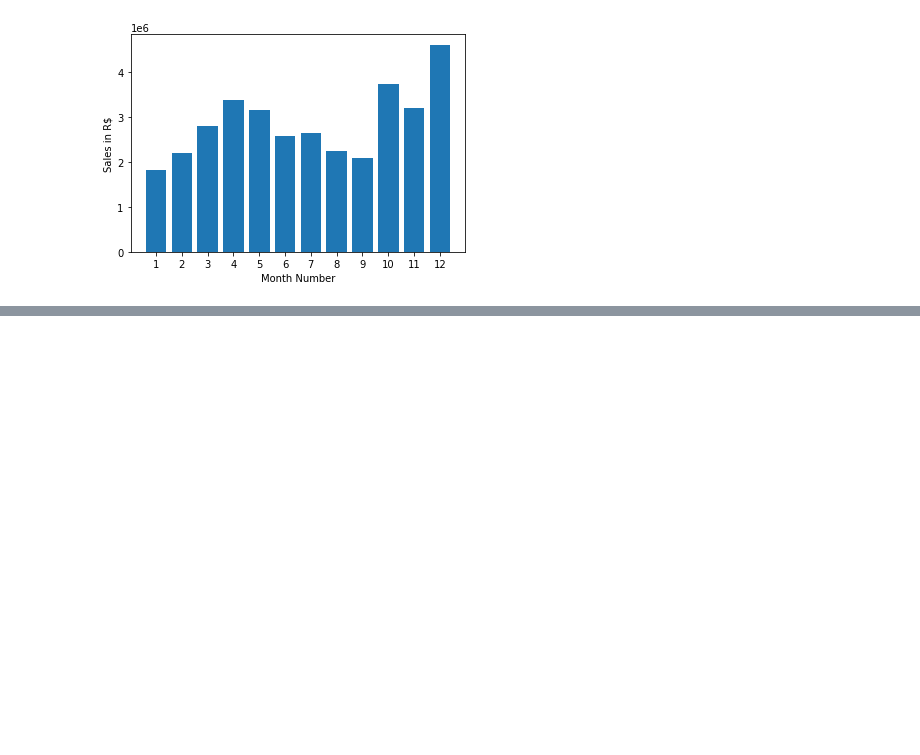
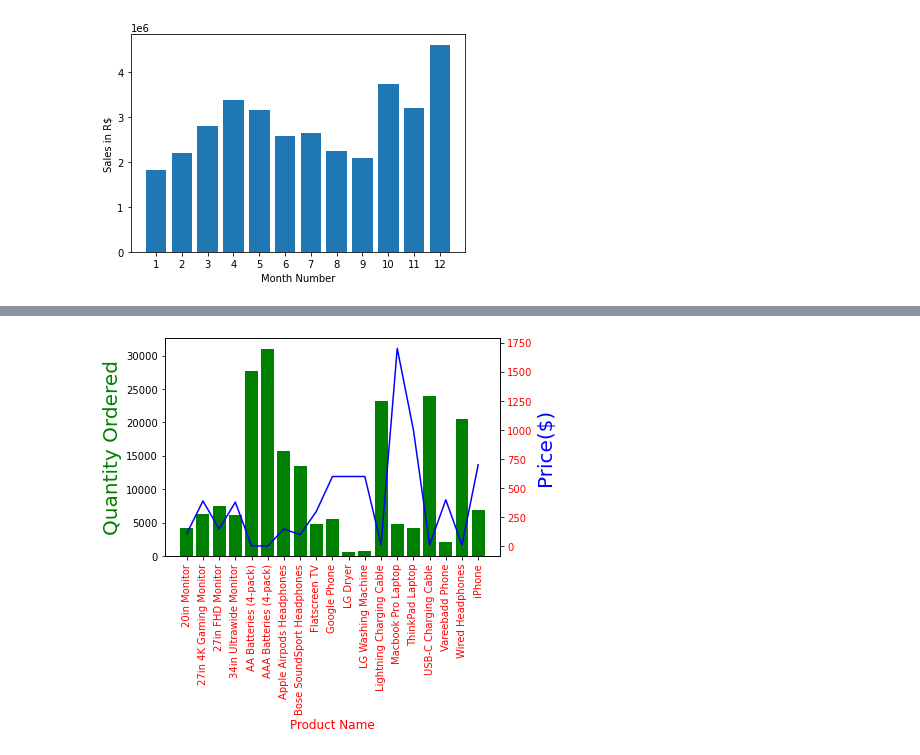
Before and after one commit to vinidias/Panda-Data-Science-Tasks, a Jupyter notebook: SalesAnalysis/Analysis.ipynb, the cells around one changed output, grey strips where cells are left out. Saved outputs shown, nothing was run; the diff lists cells and outputs as text; code cells hidden in the pictures; blank space fills up the shorter version.

```diff
--- a/SalesAnalysis/Analysis.ipynb
+++ b/SalesAnalysis/Analysis.ipynb
@@ -211,0 +311,4 @@ all_data.groupby(['Hour']).count()
+# %%
+#LISTA DE PREÇOS POR PRODUTO
+prices = all_data.groupby('Product').mean()['Price Each']
+print(prices)
@@ -211,0 +333,21 @@ all_data.groupby(['Hour']).count()
+# %%
+
+fig, ax1 = plt.subplots()
+
+ax2 = ax1.twinx()
+ax1.bar(products, quantity_ordered, color='g')
+ax2.plot(products, prices, 'b-')
+
+ax1.set_xlabel('Product Name', color='r', fontsize=12 )
+ax1.set_ylabel('Quantity Ordered', color='g', fontsize=20)
+ax2.set_ylabel('Price($)', color='b', fontsize=20)
+
+ax1.set_xticklabels(products, rotation='vertical', color='r', size=10)
+
+# Find & set various colors
+[i.set_color("red") for i in plt.gca().get_yticklabels()]
+[i.set_color("blue") for i in plt.gca().get_xticklabels()]
+##########################################
+plt.show()
+# %% [output]
+[figure, added]
```
Also changed, not shown: parts of 32 cells of this notebook.
